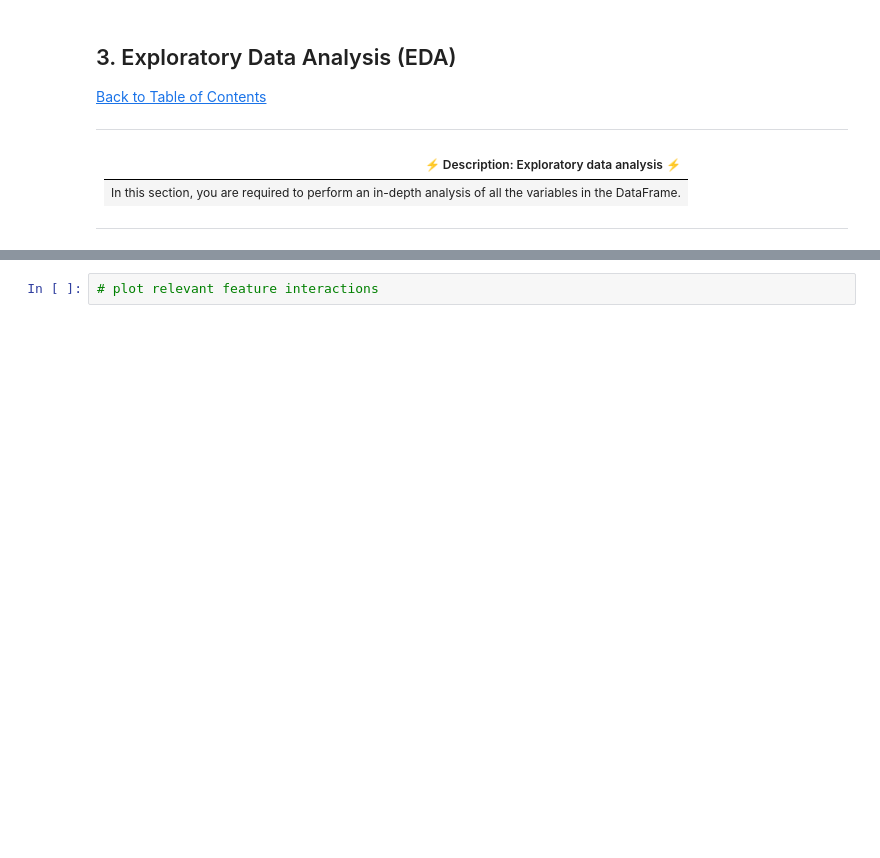
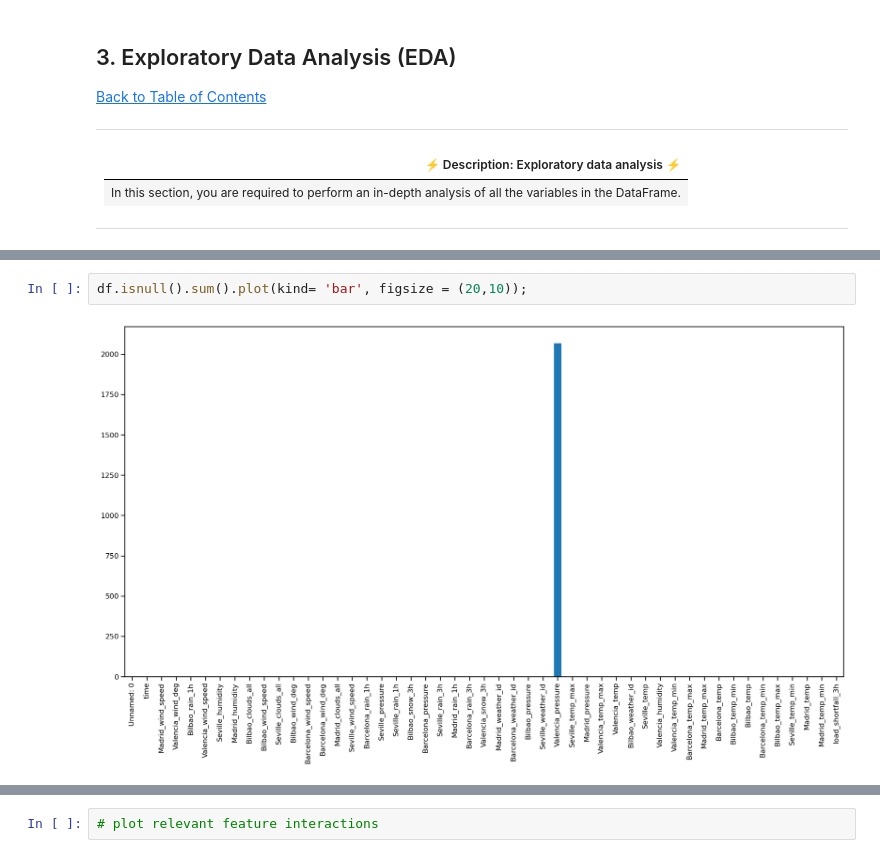
Before and after one commit to muheezokunade/Spain-Electricity-Shortfall-2020, a Jupyter notebook: starter-notebook.ipynb, the cells around one changed output, grey strips where cells are left out. Saved outputs shown, nothing was run; the diff lists cells and outputs as text; blank space fills up the shorter version.

```diff
--- a/starter-notebook.ipynb
+++ b/starter-notebook.ipynb
@@ -96,0 +283,4 @@ df = pd.read_csv('df_train.csv')# load the data
+# %%
+df.isnull().sum().plot(kind= 'bar', figsize = (20,10));
+# %% [output]
+[figure, added]
```
Also changed, not shown: parts of 38 cells of this notebook, 1 other file.
